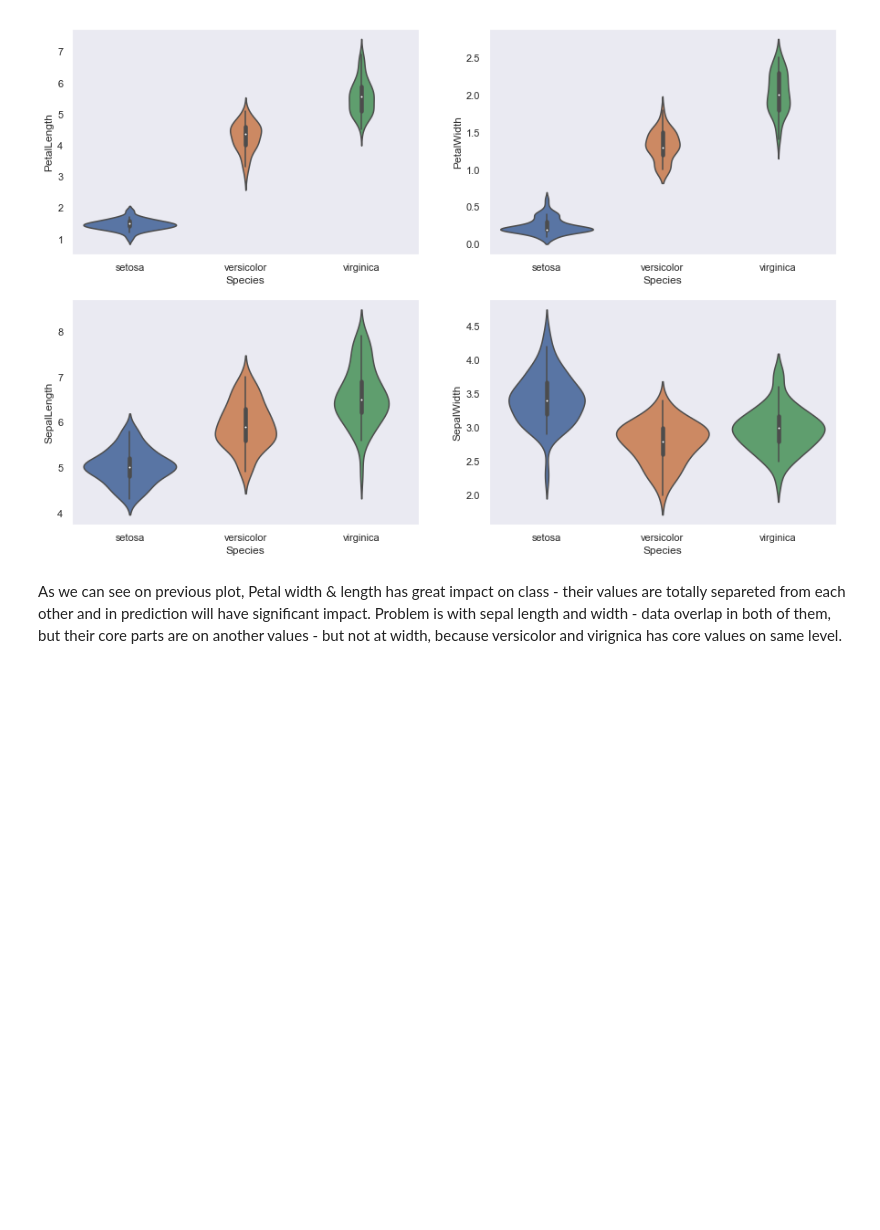
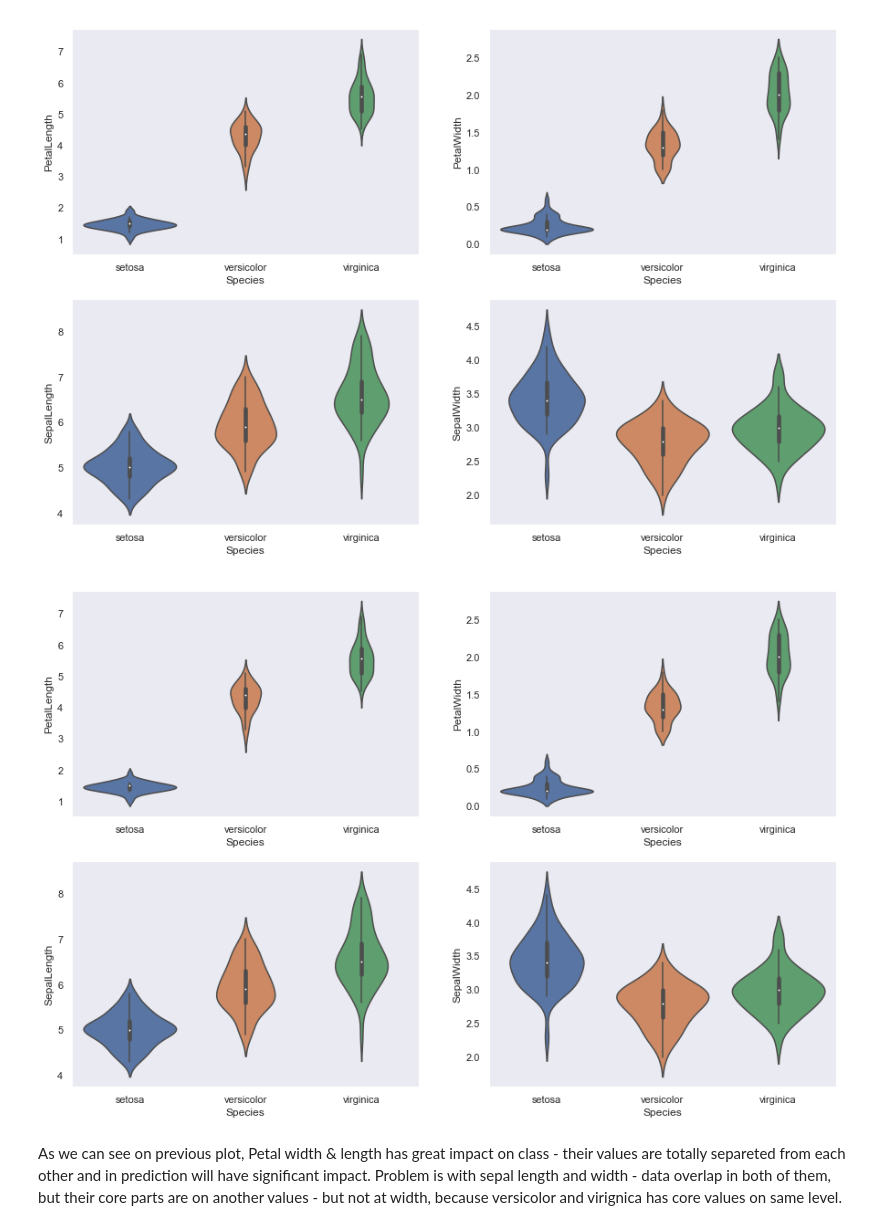
Before and after one commit to Etris/Roche_iris_dataset, a Jupyter notebook: notebooks/Exp_1.ipynb, the cells around one changed output. Drawn from its saved outputs; the diff is of its cells as text; code cells hidden in the pictures; blank space fills up the shorter version.

```diff
--- a/notebooks/Exp_1.ipynb
+++ b/notebooks/Exp_1.ipynb
@@ -274,5 +284,18 @@ plt.savefig('../reports/figures/violin_all.png')
 # %% [output]
 [figure]
+# %%
+plt.figure(figsize=(15,10))
+plt.subplot(2,2,1)
+sns.violinplot(x='Species',y='PetalLength',data=test_data_dropped)
+plt.subplot(2,2,2)
+sns.violinplot(x='Species',y='PetalWidth',data=test_data_dropped)
+plt.subplot(2,2,3)
+sns.violinplot(x='Species',y='SepalLength',data=test_data_dropped)
+plt.subplot(2,2,4)
+sns.violinplot(x='Species',y='SepalWidth',data=test_data_dropped)
+plt.savefig('../reports/figures/violin_dropped_all.png')
+# %% [output]
+[figure, added]
 # %% [markdown]
 As we can see on previous plot, Petal width & length has great impact on class - their values are totally separeted from each other and in prediction will have significant impact. Problem is with sepal length and width - data overlap in both of them, but their core parts are on another values - but not at width, because versicolor and virignica has core values on same level.
 # %% [markdown]
```
Also changed, not shown: parts of 96 cells of this notebook, 3 other files.
